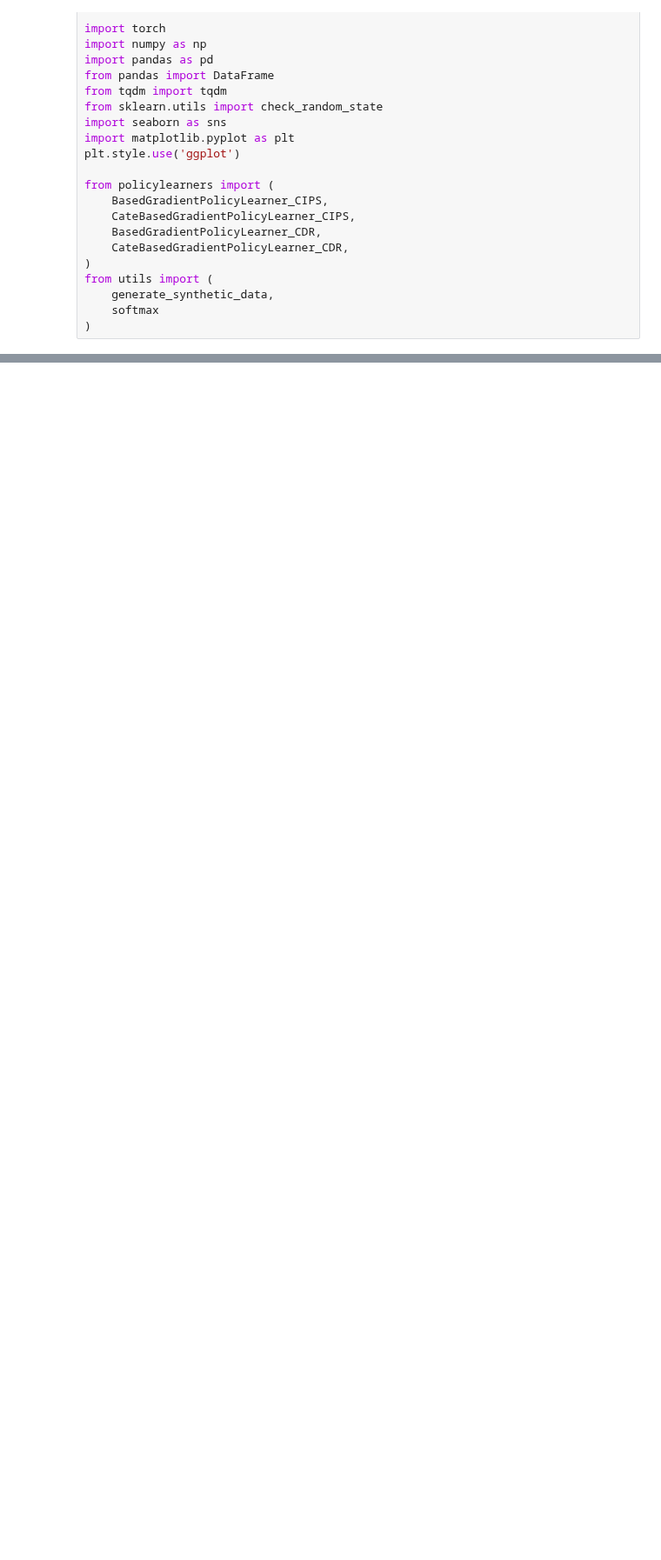
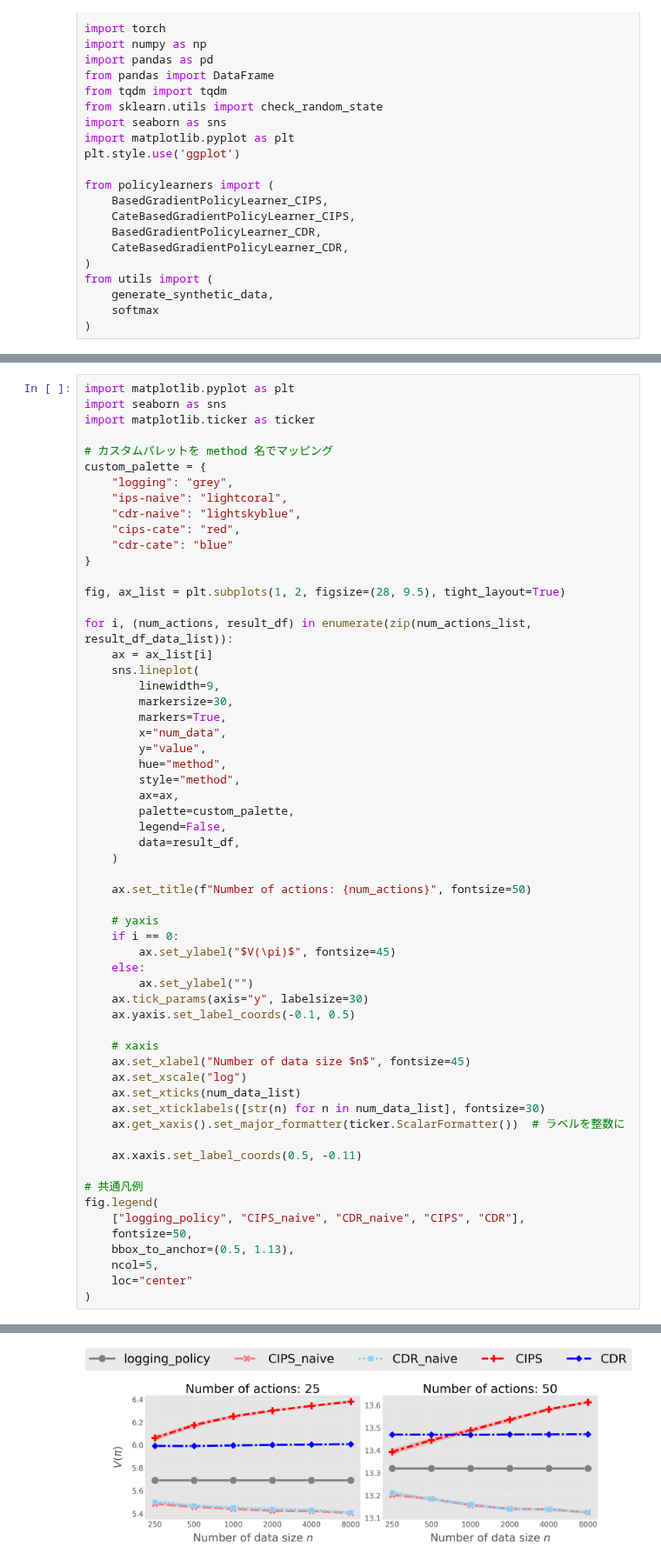
Before and after one commit to RickHub0115/Estimator-for-Offline-Policy-Evaluation-of-Recommending-Multiple-Actions-Considering-Platform-Wide-R, a Jupyter notebook: opl.ipynb, the cells around one changed output, grey strips where cells are left out. Shown at 87% size. Saved outputs shown, nothing was run; the diff lists cells and outputs as text; blank space fills up the shorter version.

```diff
--- a/opl.ipynb
+++ b/opl.ipynb
@@ -344,0 +149,60 @@ Font 'default' does not have a glyph for '\u6570' [U+6570], substituting with a
+# %%
+import matplotlib.pyplot as plt
+import seaborn as sns
+import matplotlib.ticker as ticker
+
+# カスタムパレットを method 名でマッピング
+custom_palette = {
+    "logging": "grey",
+    "ips-naive": "lightcoral",
+    "cdr-naive": "lightskyblue",
+    "cips-cate": "red",
+    "cdr-cate": "blue"
+}
+
+fig, ax_list = plt.subplots(1, 2, figsize=(28, 9.5), tight_layout=True)
+
+for i, (num_actions, result_df) in enumerate(zip(num_actions_list, result_df_data_list)):
+    ax = ax_list[i]
+    sns.lineplot(
+        linewidth=9,
+        markersize=30,
+        markers=True,
+        x="num_data",
+        y="value",
+        hue="method",
+        style="method",
+        ax=ax,
+        palette=custom_palette,
+        legend=False,
+        data=result_df,
+    )
+
+    ax.set_title(f"Number of actions: {num_actions}", fontsize=50)
+
+    # yaxis
+    if i == 0:
+        ax.set_ylabel("$V(\pi)$", fontsize=45)
+    else:
+        ax.set_ylabel("")
+    ax.tick_params(axis="y", labelsize=30)
+    ax.yaxis.set_label_coords(-0.1, 0.5)
+
+    # xaxis
+    ax.set_xlabel("Number of data size $n$", fontsize=45)
+    ax.set_xscale("log")
+    ax.set_xticks(num_data_list)
+    ax.set_xticklabels([str(n) for n in num_data_list], fontsize=30)
+    ax.get_xaxis().set_major_formatter(ticker.ScalarFormatter())  # ラベルを整数に
+
+    ax.xaxis.set_label_coords(0.5, -0.11)
+
+# 共通凡例
+fig.legend(
+    ["logging_policy", "CIPS_naive", "CDR_naive", "CIPS", "CDR"],
+    fontsize=50,
+    bbox_to_anchor=(0.5, 1.13),
+    ncol=5,
+    loc="center"
+)
+# %% [output]
@@ -344,0 +210 @@ Font 'default' does not have a glyph for '\u6570' [U+6570], substituting with a
+[figure, added]
```
Also changed, not shown: parts of 5 cells of this notebook, 1 other file.
